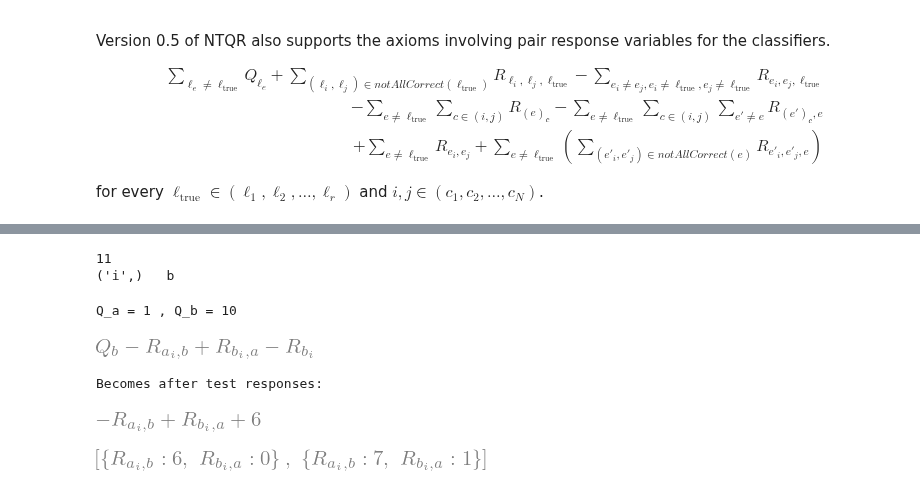
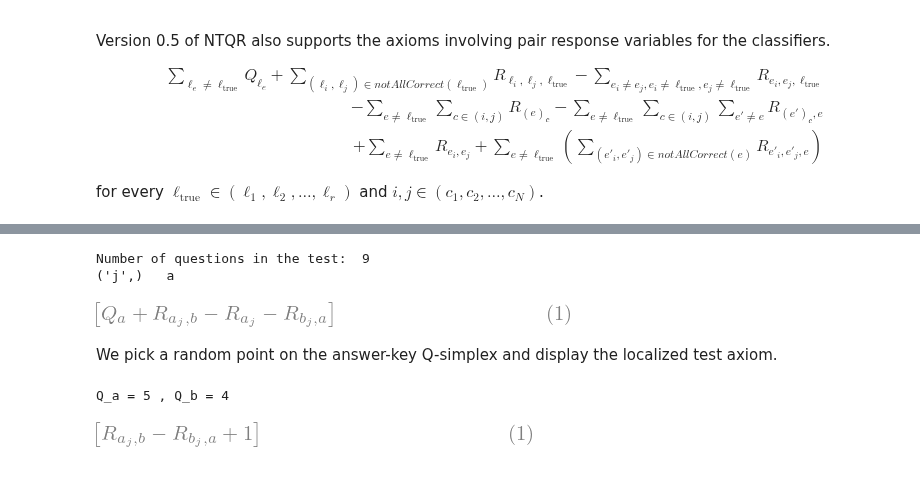
Before and after one commit to andrescorrada/IntroductionToAlgebraicEvaluation, a Jupyter notebook: python/docs/source/notebooks/AlgebraAndGeometryOfNTQR.ipynb, the cells around one changed output, grey strips where cells are left out. Drawn from its saved outputs; the diff is of its cells as text; code cells hidden in the pictures.

```diff
--- a/python/docs/source/notebooks/AlgebraAndGeometryOfNTQR.ipynb
+++ b/python/docs/source/notebooks/AlgebraAndGeometryOfNTQR.ipynb
@@ -227,30 +171,27 @@ labels = ('a','b',)
 classifiers = ('i', 'j',)
 synthetic_responses = {decisions: random.randint(1,5) for decisions in itertools.product(labels,repeat=len(classifiers))}
 Q = sum(val for val in synthetic_responses.values())
-print(Q)
+print("Number of questions in the test: ", Q)
 any_subset = random.choice([m_subset for m_subset in itertools.combinations(classifiers,1)])
 axioms_before_test = ntqr.raxioms.MAxiomsIdeal(labels,classifiers,1).m_complex[any_subset]["axioms"]
 any_label = random.choice(labels)
 print(any_subset, " ", any_label)
+Matrix([axioms_before_test[any_label]])
 # %% [output]
-11
-('i',)   b
+Number of questions in the test:  9
+('j',)   a
+[figure, added]
+# %% [markdown]
+We pick a random point on the answer-key Q-simplex and display the localized test axiom.
 # %%
 # Varieties exist at a fixed point in the answer-key simplex
 qa = random.randint(1,Q)
 qb = Q - qa
 print("Q_a =", qa, ", Q_b =", Q - qa)
 mVarieties =ntqr.evaluations.MAxiomsVarieties(labels,classifiers,synthetic_responses,(qa, qb),2)
 test_axiom = mVarieties.test_axioms[any_subset][any_label]
-display(axioms_before_test[any_label])
-print("Becomes after test responses:")
-display(test_axiom)
+
+display(Matrix([test_axiom]))
 # %% [output]
-Q_a = 1 , Q_b = 10
+Q_a = 5 , Q_b = 4
-[figure, old version]
+[figure, new version]
-Becomes after test responses:
-[figure, removed]
-# %%
-list(mVarieties.variety(('i',)))
-# %% [output]
-[figure, removed]
```
Also changed, not shown: parts of 22 cells of this notebook, 5 other files.
